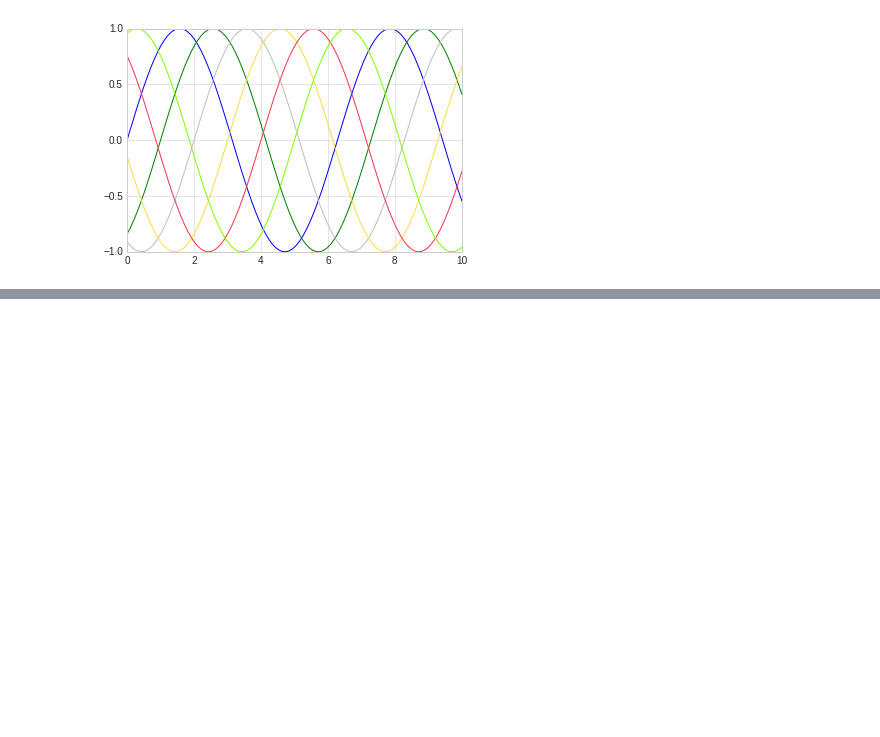
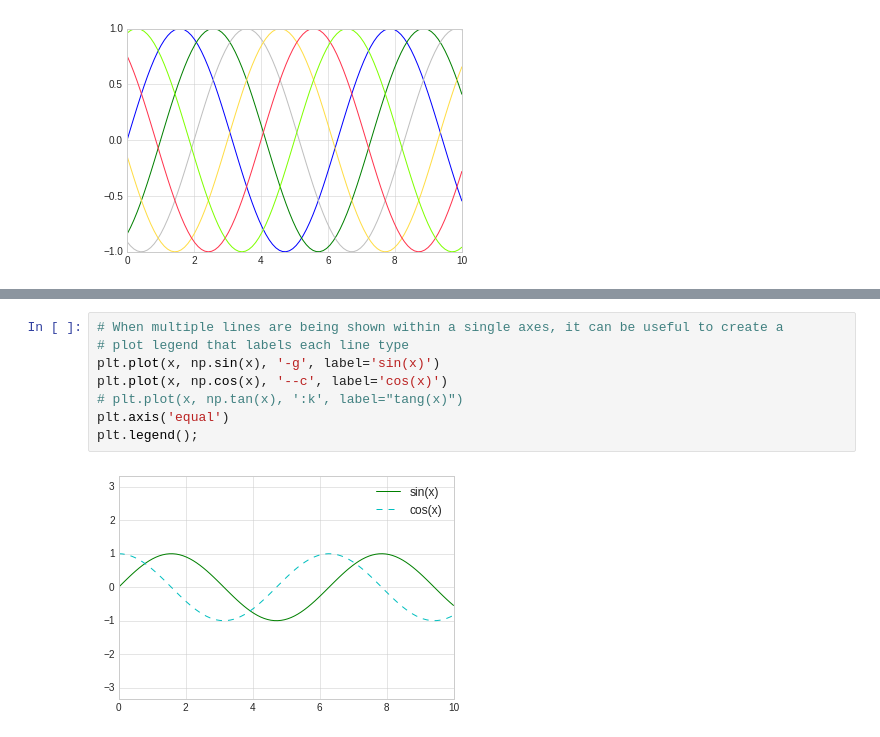
Before and after one commit to aliensmart/machine_learning, a Jupyter notebook: Matplotlib.ipynb, the cells around one changed output, grey strips where cells are left out. Saved outputs shown, nothing was run; the diff lists cells and outputs as text; blank space fills up the shorter version.

```diff
--- a/Matplotlib.ipynb
+++ b/Matplotlib.ipynb
@@ -174,0 +185,10 @@ plt.axis('equal');
+# %%
+# When multiple lines are being shown within a single axes, it can be useful to create a
+# plot legend that labels each line type
+plt.plot(x, np.sin(x), '-g', label='sin(x)')
+plt.plot(x, np.cos(x), '--c', label='cos(x)')
+# plt.plot(x, np.tan(x), ':k', label="tang(x)")
+plt.axis('equal')
+plt.legend();
+# %% [output]
+[figure, added]
```
Also changed, not shown: parts of 18 cells of this notebook.
